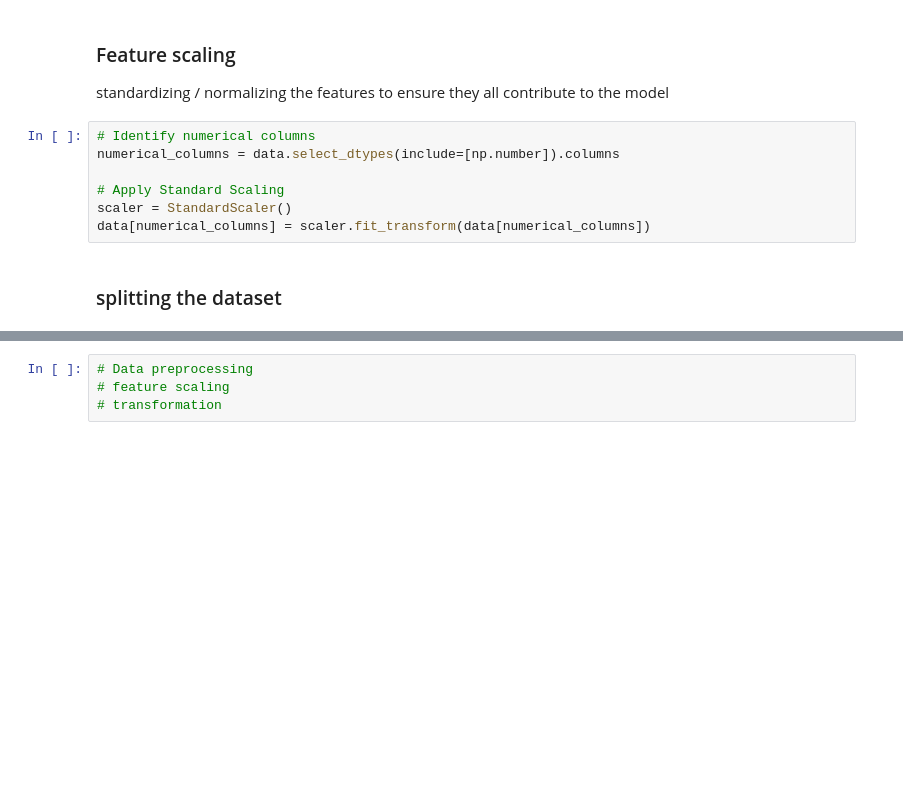
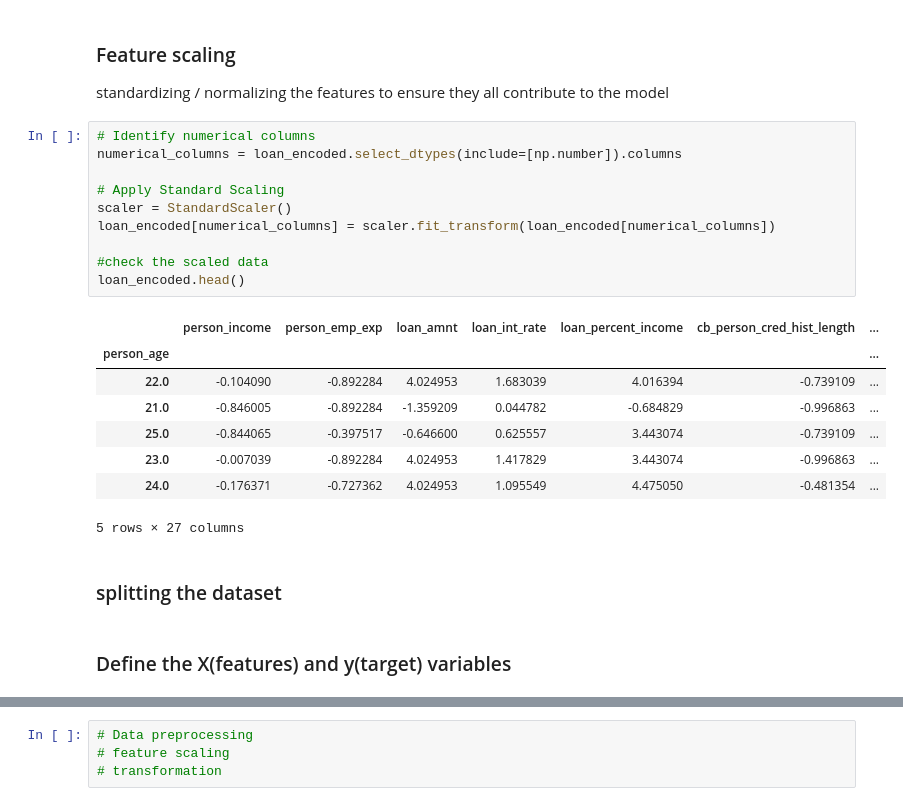
Before and after one commit to Liliankaburo/Loan-approval-project, a Jupyter notebook: loan approval.ipynb, the cells around one changed output, grey strips where cells are left out. Drawn from its saved outputs; the diff is of its cells as text; blank space fills up the shorter version.

```diff
--- a/loan approval.ipynb
+++ b/loan approval.ipynb
@@ -388,10 +428,24 @@ data.head()
 standardizing / normalizing the features to ensure they all contribute to the model
 # %%
 # Identify numerical columns
-numerical_columns = data.select_dtypes(include=[np.number]).columns
+numerical_columns = loan_encoded.select_dtypes(include=[np.number]).columns
 
 # Apply Standard Scaling
 scaler = StandardScaler()
-data[numerical_columns] = scaler.fit_transform(data[numerical_columns])
+loan_encoded[numerical_columns] = scaler.fit_transform(loan_encoded[numerical_columns])
+
+#check the scaled data
+loan_encoded.head()
+# %% [output]
+|  | person_income | person_emp_exp | loan_amnt | loan_int_rate | loan_percent_income | cb_person_cred_hist_length | ... |
+| person_age |  |  |  |  |  |  | ... |
+| 22.0 | -0.104090 | -0.892284 | 4.024953 | 1.683039 | 4.016394 | -0.739109 | ... |
+| 21.0 | -0.846005 | -0.892284 | -1.359209 | 0.044782 | -0.684829 | -0.996863 | ... |
+| 25.0 | -0.844065 | -0.397517 | -0.646600 | 0.625557 | 3.443074 | -0.739109 | ... |
+| 23.0 | -0.007039 | -0.892284 | 4.024953 | 1.417829 | 3.443074 | -0.996863 | ... |
+| 24.0 | -0.176371 | -0.727362 | 4.024953 | 1.095549 | 4.475050 | -0.481354 | ... |
+5 rows × 27 columns
 # %% [markdown]
 ### splitting the dataset
+# %% [markdown]
+### Define the X(features) and y(target) variables
```
Also changed, not shown: parts of 34 cells of this notebook.
